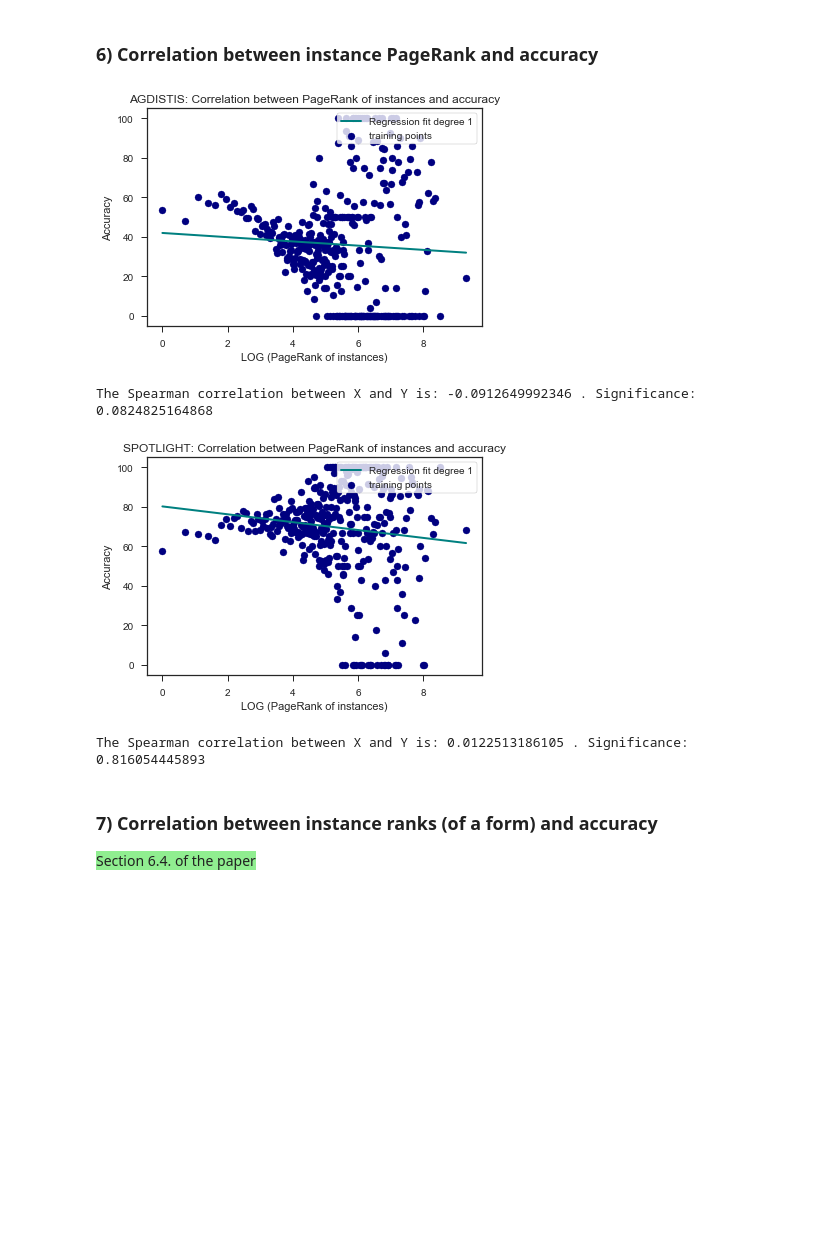
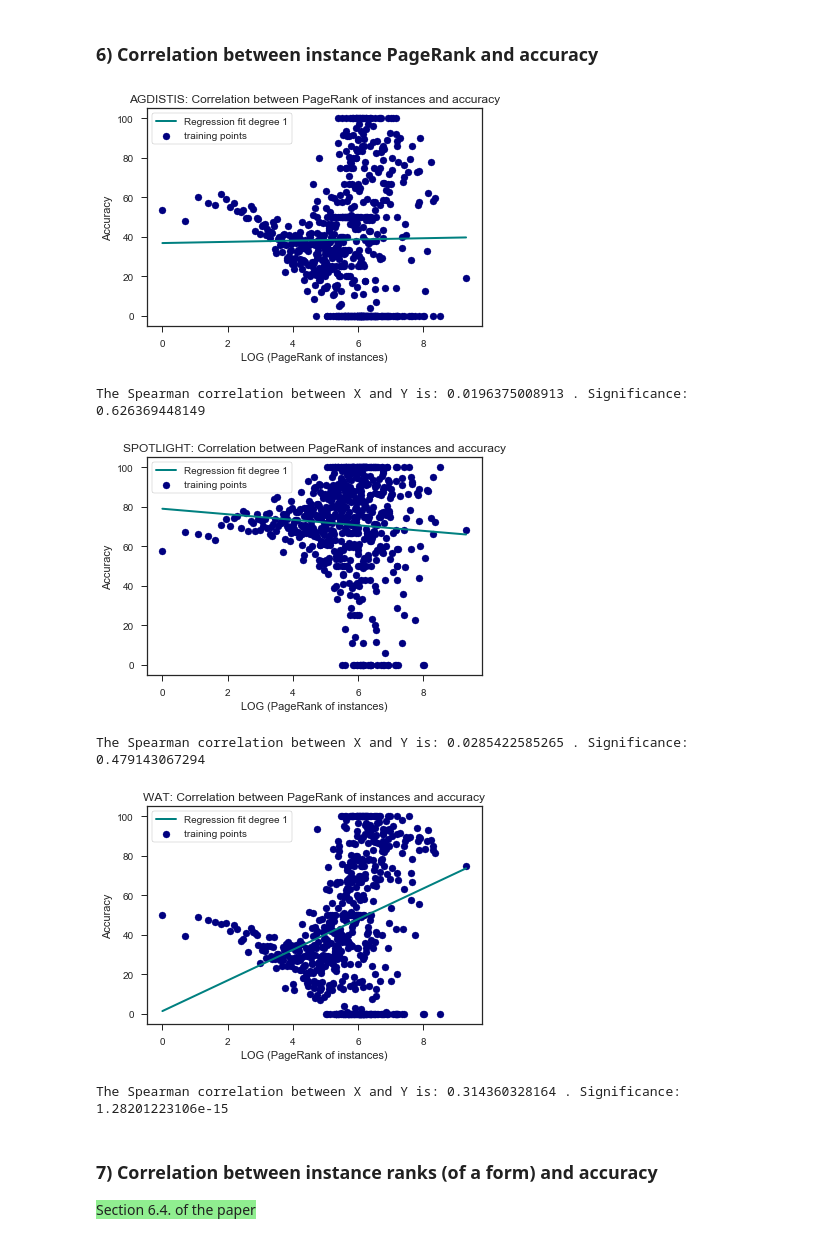
Before and after one commit to cltl/HumanLikeEL, a Jupyter notebook: System Analysis.ipynb, the cells around one changed output. Saved outputs shown, nothing was run; the diff lists cells and outputs as text; code cells hidden in the pictures; blank space fills up the shorter version.

Commit message:
system analysis taken further

```diff
--- a/System Analysis.ipynb
+++ b/System Analysis.ipynb
@@ -253,7 +261,7 @@ from scipy.stats import kendalltau
 import pandas as pd
 sns.set(style="ticks")
 
-acc_by_freq={'agdistis': OrderedDict(), 'spotlight': OrderedDict()}
+acc_by_freq={system: OrderedDict() for system in systems}
 
 for system in systems:
 
@@ -303,0 +315,13 @@ for form in ambiguous_forms:
+# %%
+xs=[]
+ys=[]
+for system in systems:
+    for form, entropy in form_entropies.items():
+        xs.append(round(entropy,1))
+        ys.append(acc_by_form[system][form])
+
+    plot_utils.plot_line_with_whiskers(xs, ys,
+                        title='%s: Entropy of ambiguous forms vs accuracy' % system.upper(),
+                        xl='Entropy',
+                        yl='Accuracy',
+                        save=True)
@@ -339,14 +373,14 @@ The Spearman correlation between X and Y is: -0.334800309898 . Significance:  8.
 
 <span style="background-color:lightgreen">Section 6.3. of the paper</span>
 # %%
-acc_by_uri = {'agdistis': defaultdict(float), 'spotlight': defaultdict(float)}
+acc_by_uri = {system: defaultdict(float) for system in systems}
 for system in systems:
     acc_by_uri[system], uris_by_count = plot_utils.compute_accuracy_by_uri(
         system_articles[system], skip_nils)
 # %%
 uris_by_log_count=counts_to_log_counts(uris_by_count)
 # %%
-acc_by_freq_uris={'agdistis': OrderedDict(), 'spotlight': OrderedDict()}
+acc_by_freq_uris={system: OrderedDict() for system in systems}
 
 for system in systems:
 
@@ -395,40 +431,42 @@ for article in spot_articles:
 # %%
 uris_by_log_pr=counts_to_log_counts(uris_by_pr)
 # %%
-acc_by_pr_uris={'agdistis': OrderedDict(), 'spotlight': OrderedDict()}
+acc_by_pr_uris={system: OrderedDict() for system in systems}
 
 for system in systems:
 
     for pr in sorted(uris_by_log_pr.keys()):
 
 
         count_uris=uris_by_log_pr[pr]
         s=0
         for uri in count_uris:
             s+=acc_by_uri[system][uri]
         acc_by_pr_uris[system][pr]=s/len(count_uris)
 
 
     dist1=np.array(list(acc_by_pr_uris[system].keys()))
     dist2=np.array(list(acc_by_pr_uris[system].values()))
 
     plot_utils.scatter_plot(np.array(dist1), np.array(dist2),
                             title='%s: Correlation between PageRank of instances and accuracy' % system.upper(),
                             x_axis='LOG (PageRank of instances)',
                             y_axis='Accuracy',
                             save=True
                             )
 
     correlation, significance = spearmanr(dist1, dist2)
     print('The Spearman correlation between X and Y is:', correlation, '. Significance: ', significance)
 
 #    plt.plot(list(acc_by_freq[system].keys()), list(acc_by_freq[system].values()))
 #    plt.show()
 # %% [output]
-[figure, old version]
+[figure, new version]
-The Spearman correlation between X and Y is: -0.0912649992346 . Significance:  0.0824825164868
+The Spearman correlation between X and Y is: 0.0196375008913 . Significance:  0.626369448149
-[figure, old version]
+[figure, new version]
-The Spearman correlation between X and Y is: 0.0122513186105 . Significance:  0.816054445893
+The Spearman correlation between X and Y is: 0.0285422585265 . Significance:  0.479143067294
+[figure, added]
+The Spearman correlation between X and Y is: 0.314360328164 . Significance:  1.28201223106e-15
 # %% [markdown]
 ### 7) Correlation between instance ranks (of a form) and accuracy
 
```
Also changed, not shown: parts of 35 cells of this notebook, 3 other files.
